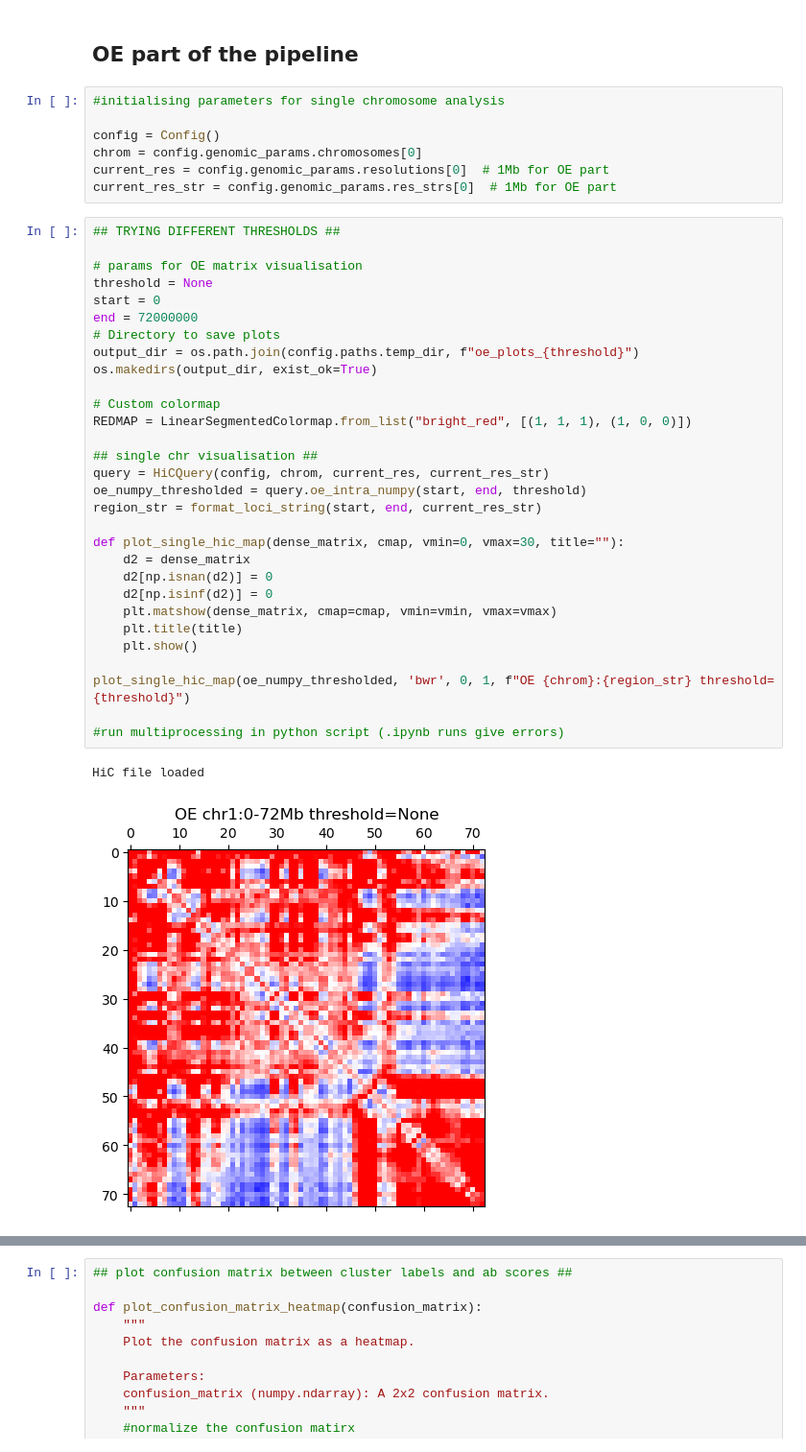
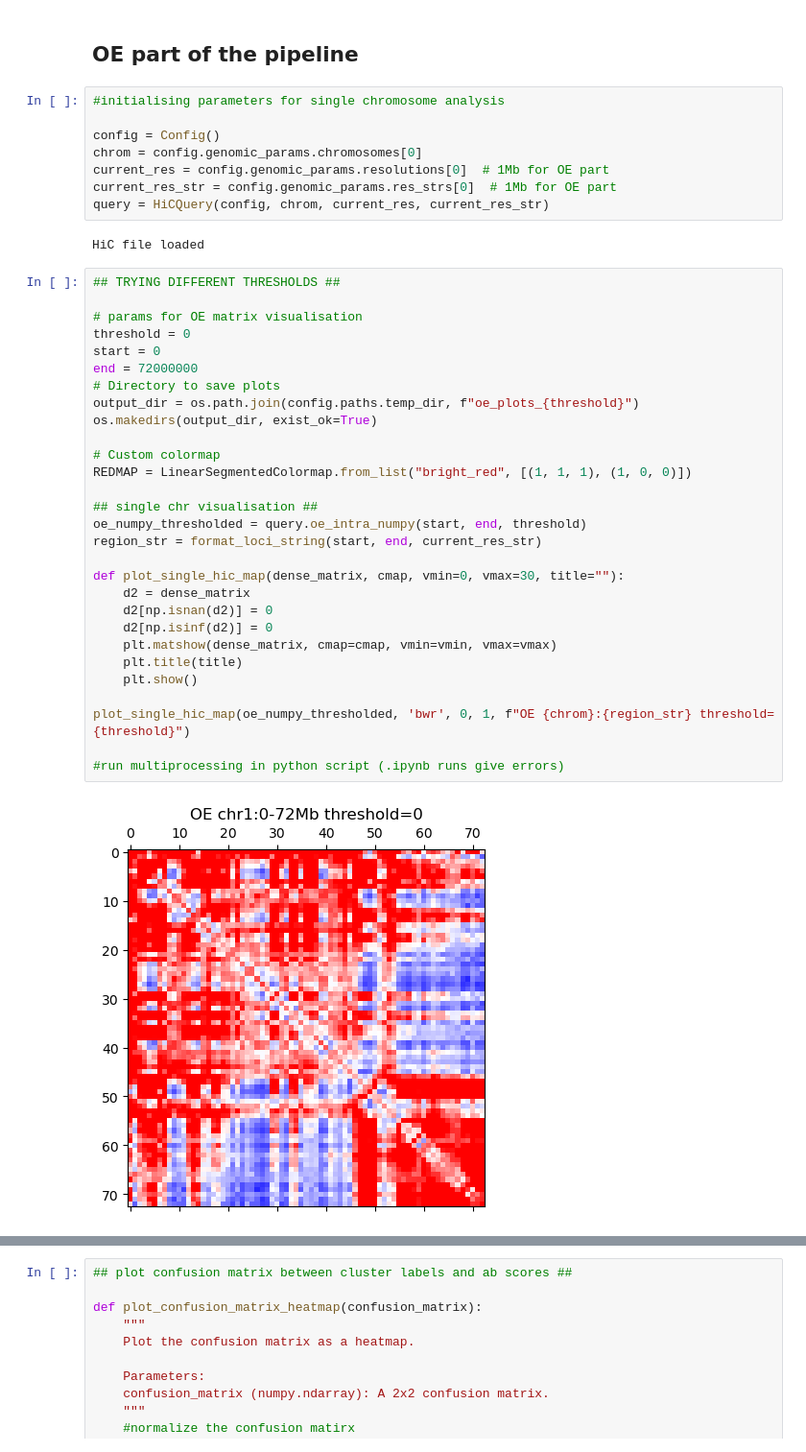
Before and after one commit to akanksha-sachan/3D_chromatin_hubs, a Jupyter notebook: notebooks/GM12878_tests.ipynb, the cells around one changed output, grey strips where cells are left out. Shown at 96% size. Drawn from its saved outputs; the diff is of its cells as text.

```diff
--- a/notebooks/GM12878_tests.ipynb
+++ b/notebooks/GM12878_tests.ipynb
@@ -49,36 +49,37 @@ config = Config()
 chrom = config.genomic_params.chromosomes[0]
 current_res = config.genomic_params.resolutions[0]  # 1Mb for OE part
 current_res_str = config.genomic_params.res_strs[0]  # 1Mb for OE part
+query = HiCQuery(config, chrom, current_res, current_res_str)
+# %% [output]
+HiC file loaded
 # %%
 ## TRYING DIFFERENT THRESHOLDS ##
 
 # params for OE matrix visualisation
-threshold = None
+threshold = 0
 start = 0
 end = 72000000
 # Directory to save plots
 output_dir = os.path.join(config.paths.temp_dir, f"oe_plots_{threshold}")
 os.makedirs(output_dir, exist_ok=True)
 
 # Custom colormap
 REDMAP = LinearSegmentedColormap.from_list("bright_red", [(1, 1, 1), (1, 0, 0)])
 
 ## single chr visualisation ##
-query = HiCQuery(config, chrom, current_res, current_res_str)
 oe_numpy_thresholded = query.oe_intra_numpy(start, end, threshold)
 region_str = format_loci_string(start, end, current_res_str)
 
 def plot_single_hic_map(dense_matrix, cmap, vmin=0, vmax=30, title=""):
     d2 = dense_matrix
     d2[np.isnan(d2)] = 0
     d2[np.isinf(d2)] = 0
     plt.matshow(dense_matrix, cmap=cmap, vmin=vmin, vmax=vmax)
     plt.title(title)
     plt.show()
 
 plot_single_hic_map(oe_numpy_thresholded, 'bwr', 0, 1, f"OE {chrom}:{region_str} threshold={threshold}")
 
 #run multiprocessing in python script (.ipynb runs give errors)
 # %% [output]
-HiC file loaded
-[figure, old version]
+[figure, new version]
```
Also changed, not shown: parts of 5 cells of this notebook, 4 other files.
